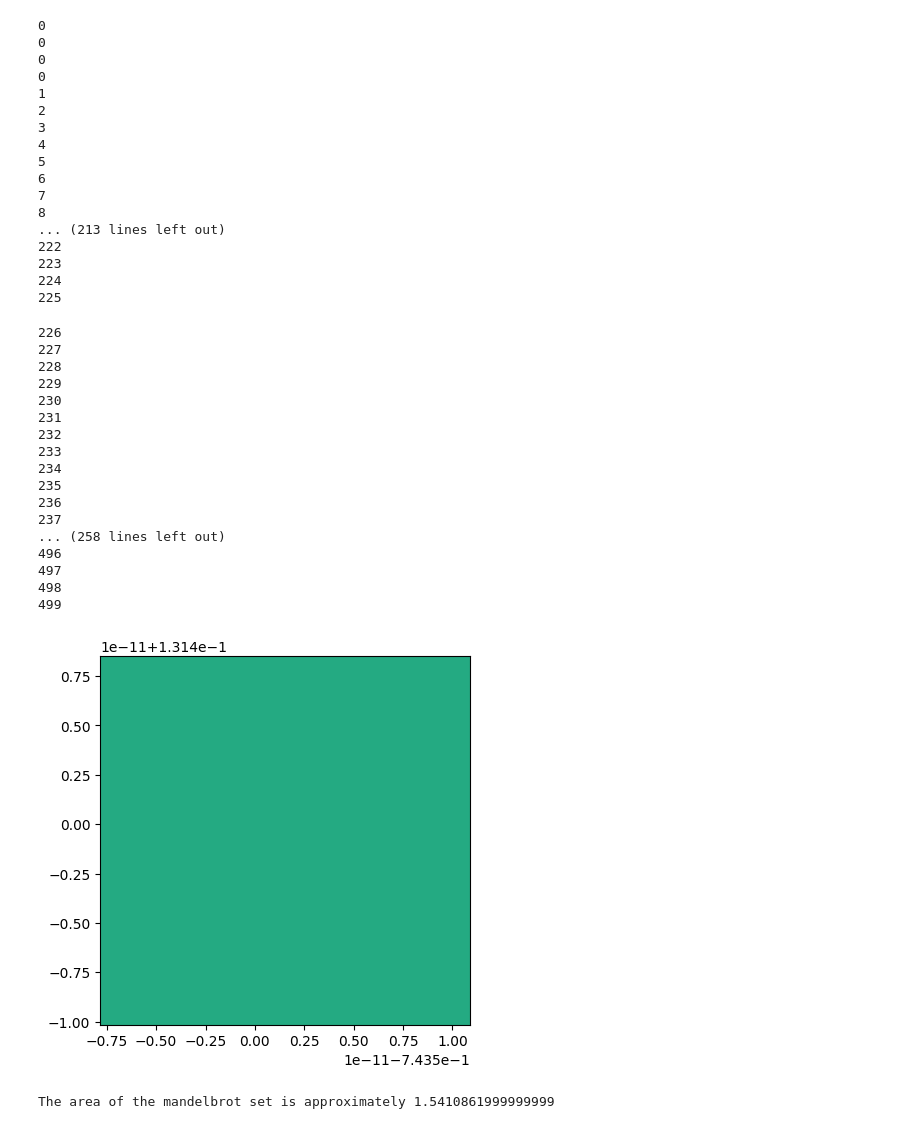
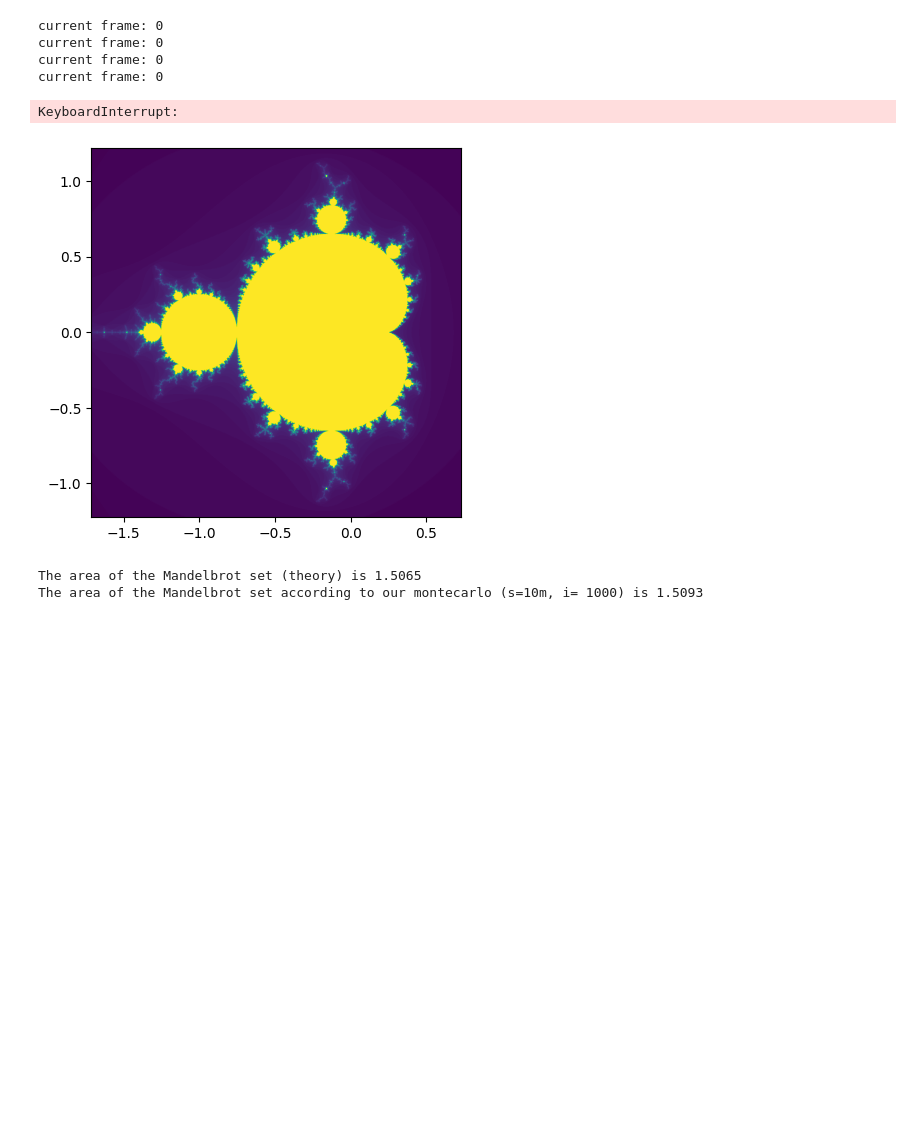
Before and after one commit to reqctoe/STSIM_ass1, a Jupyter notebook: ElinevandeLagemaat_11892900_AdrianRuesink_12195669_EzradeCleen_12042137.ipynb, the cells around one changed output. Saved outputs shown, nothing was run; the diff lists cells and outputs as text; code cells hidden in the pictures; blank space fills up the shorter version.

```diff
--- a/ElinevandeLagemaat_11892900_AdrianRuesink_12195669_EzradeCleen_12042137.ipynb
+++ b/ElinevandeLagemaat_11892900_AdrianRuesink_12195669_EzradeCleen_12042137.ipynb
@@ -4,7 +4,6 @@ import matplotlib.pyplot as plt
 # %%
 from numba import jit
 import numpy as np
-
 
 @jit(nopython=True)
 def mandelbroth(real, imaginary, max_iter):
@@ -20,15 +19,14 @@ def mandelbroth(real, imaginary, max_iter):
     return max_iter
 
 
-
 @jit(nopython=True)
 def mandelbrot_set(real, imaginary, max_iter=100):
 
     mandelbrot = np.zeros((len(real), len(imaginary)), dtype=np.int64)
 
     for i in range(len(real)):
-        if i % 100 == 0:
-            print(f"i={i/3000*100}")
+        # if i % 100 == 0:
+        #     print(f"i={i}")
         for j in range(len(imaginary)):
             mandelbrot[i, j] = mandelbroth(real[i], imaginary[j], max_iter)
 
@@ -82,70 +62,42 @@ def find_edge_coordinates(mandelbrot_set):
 
 def update(frame):
     global real_values, imaginary_values
-    print(frame)
+    if frame % 50 == 0:
+        print(f"current frame: {frame}")
     mandelbrot = mandelbrot_set(real_values, imaginary_values, max_iter=500)
     edge_coords = find_edge_coordinates(mandelbrot)
 
     if len(edge_coords) == 0:
         return
 
     edge_x, edge_y = np.mean(edge_coords, axis=0)
 
     center_real = real_values[int(edge_x)]
     center_imag = imaginary_values[int(edge_y)]
 
     zoom_factor = 0.95
 
     real_values = real_values * zoom_factor + (1 - zoom_factor) * center_real
     imaginary_values = imaginary_values * zoom_factor + (1 - zoom_factor) * center_imag
 
     # Recalculate Mandelbrot set and update plot
     mandelbrot = mandelbrot_set(real_values, imaginary_values)
     im.set_array(mandelbrot.T)
     im.set_extent([real_values[0], real_values[-1], imaginary_values[0], imaginary_values[-1]])
 
     return [im]
 
 # Create animation
 ani = FuncAnimation(fig, update, frames=500, blit=True)
-ani.save('mandel_zoom.gif', writer='pillow', fps=30)
+ani.save('mandel_zoomnew.gif', writer='pillow', fps=30)
 plt.show()
 # %% [output]
-0
-0
-0
-0
-1
-2
-3
-4
-5
-6
-7
-8
-... (213 lines left out)
-222
-223
-224
-225
+current frame: 0
+current frame: 0
+current frame: 0
+current frame: 0
-226
-227
-228
-229
-230
-231
-232
-233
-234
-235
-236
-237
-... (258 lines left out)
-496
-497
-498
-499
+KeyboardInterrupt:
-[figure, old version]
+[figure, new version]
 # %%
 def monte_carlo(samples, array):
 
@@ -160,8 +112,19 @@ def monte_carlo(samples, array):
     inside = np.sum(array[x, y] == max_iter)
 
     return (inside / samples) * total_area
-
-print("The area of the mandelbrot set is approximately", monte_carlo(10_000_000,mandelbrot))
-# %% [output]
-The area of the mandelbrot set is approximately 1.5410861999999999
+# %%
+
+real_values = np.linspace(-2, 1, 10000)
+imaginary_values = np.linspace(-1.5, 1.5, 1000)
+
+mandel_ours = mandelbrot_set(real_values, imaginary_values, max_iter=1500)
+A_m_ours = monte_carlo(25_000_000, mandel_ours)
+
+# found at: https://www2.pd.infn.it/~lacaprar/Didattica/C++/Complex/Area%20of%20the%20Mandelbrot%20Set.pdf
+A_m_theory = 1.506484
+print(f"The area of the Mandelbrot set (theory) is {A_m_theory:.4f}")
+print(f"The area of the Mandelbrot set according to our montecarlo (s=10m, i= 1000) is {A_m_ours:.4f}")
+# %% [output]
+The area of the Mandelbrot set (theory) is 1.5065
+The area of the Mandelbrot set according to our montecarlo (s=10m, i= 1000) is 1.5093
 # %%
```
Also changed, not shown: parts of 5 cells of this notebook.
